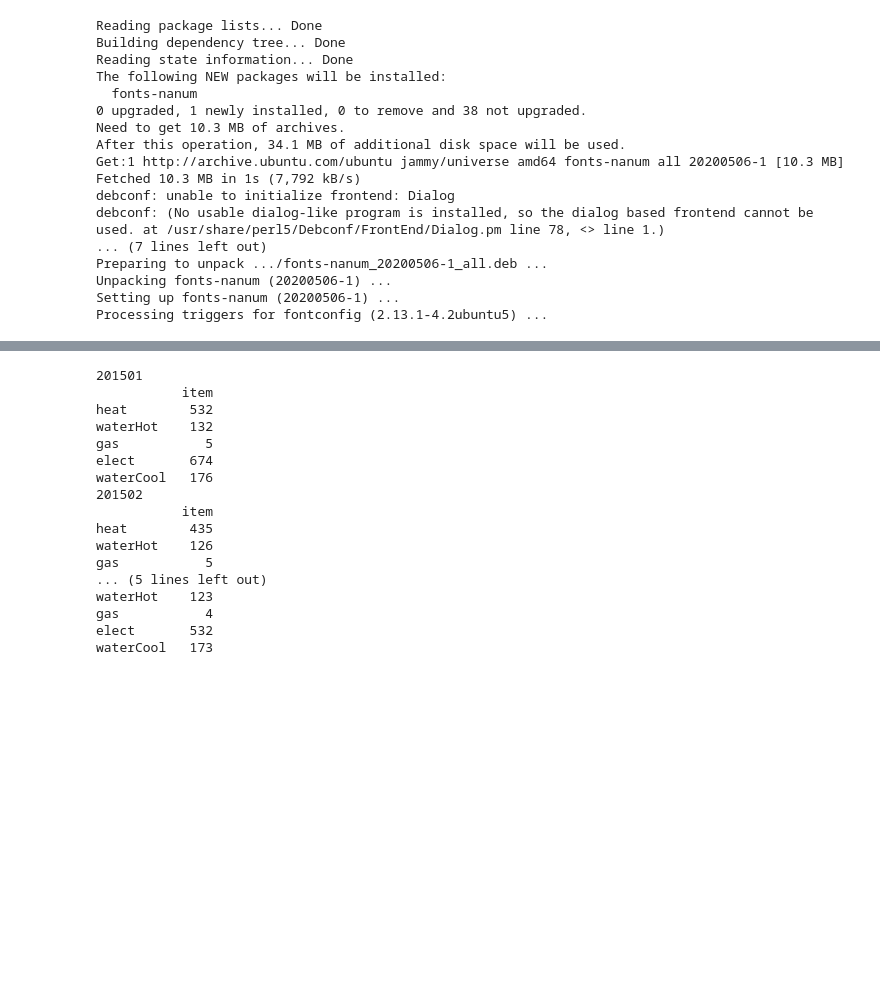
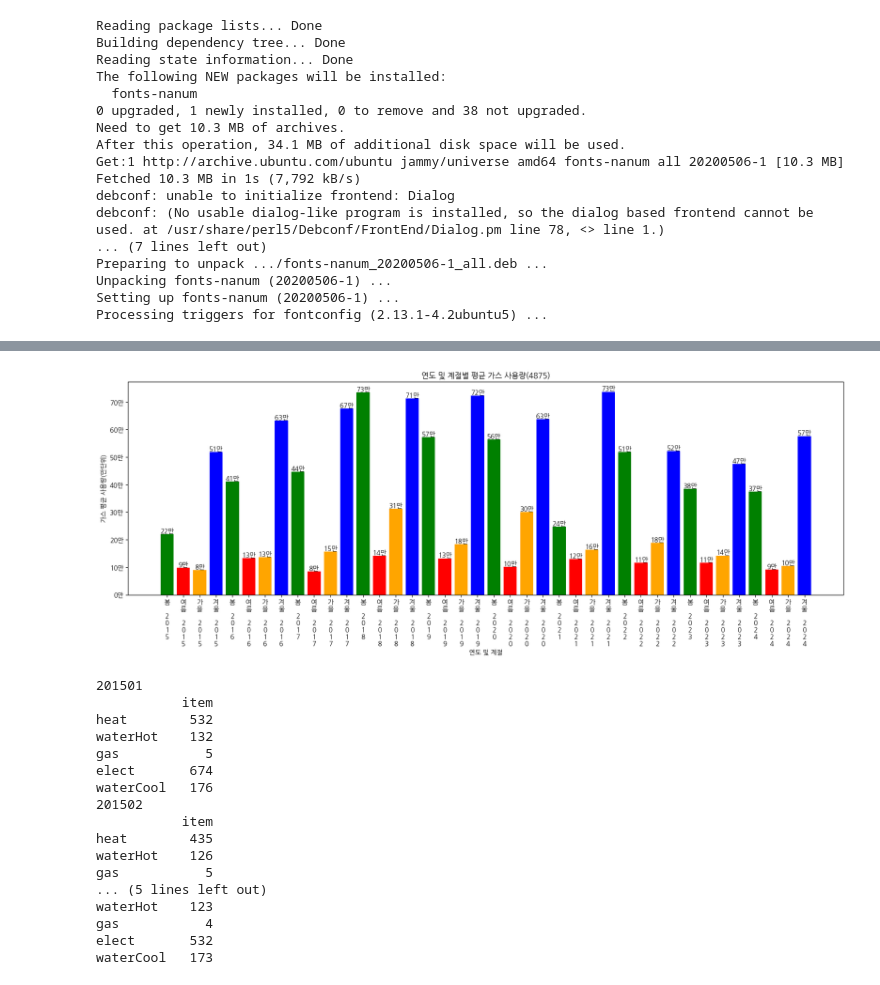
Before and after one commit to PilHyunPark/Data-Analysis-with-Open-Source, a Jupyter notebook: 문1_2.ipynb, the cells around one changed output, grey strips where cells are left out. Saved outputs shown, nothing was run; the diff lists cells and outputs as text; code cells hidden in the pictures; blank space fills up the shorter version.

```diff
--- a/문1_2.ipynb
+++ b/문1_2.ipynb
@@ -254,0 +333,86 @@ plt.grid(True)
+# %%
+# 3-2
+import missingno as msno
+import matplotlib.pyplot as plt
+from matplotlib.ticker import FuncFormatter
+import seaborn as sns
+import missingno as msno
+from decimal import Decimal
+
+def millions(x, pos):
+    return f"{int(x):,}만"  # 소수점 없이 천단위 콤마 + M
+
+all_data = []
+season_order = ['봄', '여름', '가을', '겨울']
+season_colors = {
+    '봄': 'green',
+    '여름': 'red',
+    '가을': 'orange',
+    '겨울': 'blue'
+}
+
+
+for year in range(2015, 2025):
+    for month in range(1,13) :
+        serchdDate = str(year) + '/' + str(month).zfill(2)
+        year = serchdDate[0: 4]
+        month = serchdDate[5: 7]
+        season = ''
+
+        list1 = ['03','04','05']
+        list2 = ['06','07','08']
+        list3 = ['09','10','11']
+        list4 = ['12','01','02']
+
+        if month in list1:
+            season = '봄'
+        elif month in list2:
+            season = '여름'
+        elif month in list3:
+            season = '가을'
+        elif month in list4:
+            season = '겨울'
+
+        data = GetEnergyUseAmount(serchdDate)
+        df = pd.DataFrame(data['energyUseDataSummaryInfo']['row'])
+        cdf =  df.loc[df['MM_TYPE'] == '개인', ['YEAR','MON','MM_TYPE', 'GUS']]
+        cdf['SEASON'] = season
+
+        all_data.append(cdf)  # 누적
+
+# 하나로 합치기
+full_df = pd.concat(all_data, ignore_index=True)
+# print(full_df)
+# print("")
+
+# GUS 숫자로 변환
+full_df['GUS'] = pd.to_numeric(full_df['GUS'], errors='coerce')
+
+result = full_df.groupby(['YEAR','SEASON'])['GUS'].mean().reset_index()
+result['GUS_million'] = result['GUS'] / 1_000_000
+result['SEASON'] = pd.Categorical(result['SEASON'], categories=season_order, ordered=True)
+result = result.sort_values(['YEAR','SEASON']).reset_index(drop=True)
+
+# result['YEAR_SEASON'] =  result['YEAR'].astype(str)  + " " + result['SEASON'].astype(str)
+result['YEAR_SEASON'] =  result['SEASON'].astype(str)  + " " + result['YEAR'].astype(str)
+result['YEAR_SEASON'] = result['YEAR_SEASON'].apply(lambda x: '\n'.join(list(x)))
+# print(result)
+
+plt.figure(figsize=(20,6))
+
+# 각 막대의 색상을 계절별로 매핑
+bar_colors = result['SEASON'].map(season_colors)
+
+plt.bar(result['YEAR_SEASON'], result['GUS_million'], color=bar_colors)
+
+# 각 막대 위에 값 표시
+for x, y in zip(result['YEAR_SEASON'], result['GUS_million']):
+    plt.text(x, y, f"{int(y):,}만", fontsize=10, ha='center', va='bottom')
+
+# y축 포맷
+plt.gca().yaxis.set_major_formatter(FuncFormatter(millions))
+
+plt.title("연도 및 계절별 평균 가스 사용량(4875)")
+plt.xlabel("연도 및 계절")
+plt.ylabel("가스 평균 사용량(만단위)")
+# %% [output]
@@ -254,0 +420 @@ plt.grid(True)
+[figure, added]
```
Also changed, not shown: parts of 4 cells of this notebook.
